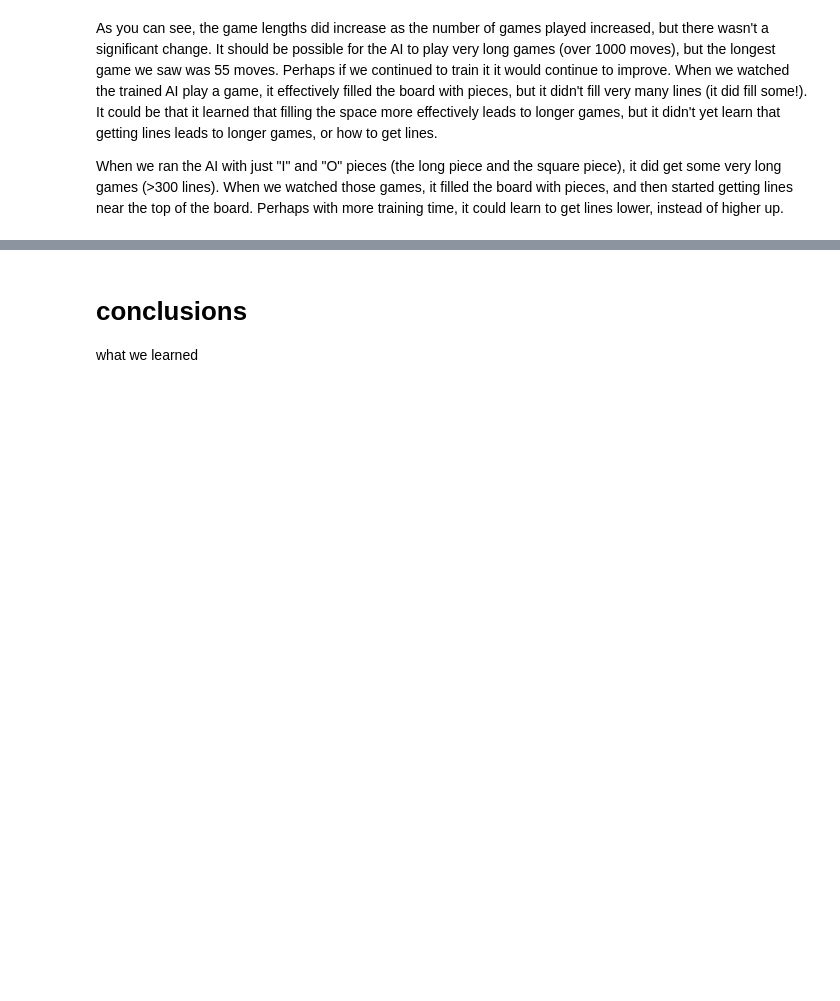
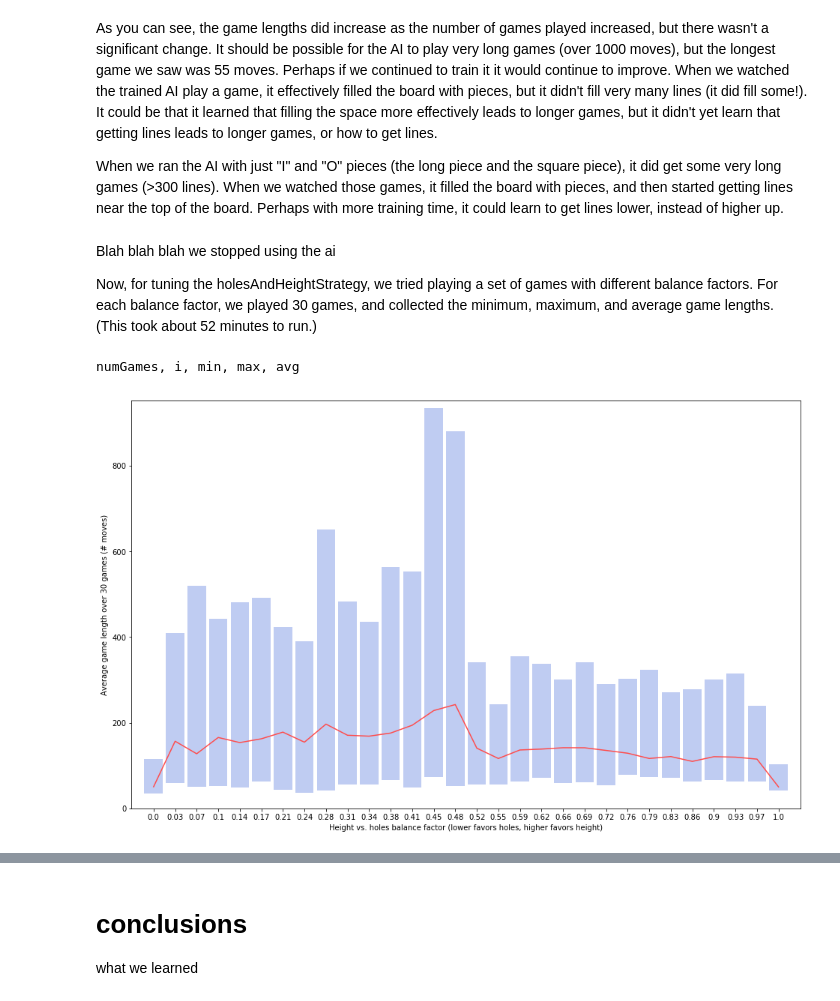
Before and after one commit to josephgriffith/Tetris-AI-Project, a Jupyter notebook: Project Report.ipynb, the cells around one changed output, grey strips where cells are left out. Cells and saved outputs as stored; diff of their text form; code cells hidden in the pictures; blank space fills up the shorter version.

Commit message:
Add holes-and-height-scan data

```diff
--- a/Project Report.ipynb
+++ b/Project Report.ipynb
@@ -162,3 +163,30 @@ plt.plot(p(range(len(game_lengths))),"--", dashes=(.001, 2), lw=3, color=(1, .1,
 As you can see, the game lengths did increase as the number of games played increased, but there wasn't a significant change.  It should be possible for the AI to play very long games (over 1000 moves), but the longest game we saw was 55 moves.  Perhaps if we continued to train it it would continue to improve.  When we watched the trained AI play a game, it effectively filled the board with pieces, but it didn't fill very many lines (it did fill some!).  It could be that it learned that filling the space more effectively leads to longer games, but it didn't yet learn that getting lines leads to longer games, or how to get lines.
 
 When we ran the AI with just "I" and "O" pieces (the long piece and the square piece), it did get some very long games (>300 lines).  When we watched those games, it filled the board with pieces, and then started getting lines near the top of the board.  Perhaps with more training time, it could learn to get lines lower, instead of higher up.
+# %% [markdown]
+Blah blah blah we stopped using the ai
+
+Now, for tuning the holesAndHeightStrategy, we tried playing a set of games with different balance factors.  For each balance factor, we played 30 games, and collected the minimum, maximum, and average game lengths.  (This took about 52 minutes to run.)
+# %%
+with open("holes-and-height-scan-0-1.txt") as f:
+    firstLine = f.readline()
+    print(firstLine)
+    data = np.loadtxt(f,delimiter=",")
+X = data[:,1]
+avg = data[:,4]
+mins = data[:,2]
+maxs = data[:,3]
+
+plt.figure(figsize=(16,10))
+plt.margins(.02, .02)
+plt.ylabel("Average game length over 30 games (# moves)")
+plt.xlabel("Height vs. holes balance factor (lower favors holes, higher favors height)")
+
+width = (max(X) - min(X)) / (len(X)-1)
+gap=.005
+plt.bar(X, maxs, width-gap, mins, tick_label=[round(f, 2) for f in X], color=(.75, .8, .95))
+plt.plot(X, avg, "-", color=(1, .3, .3))
+plt.ylim(ymin=0);
+# %% [output]
+numGames, i, min, max, avg
+[figure, added]
```
Also changed, not shown: parts of 7 cells of this notebook, 2 other files.
